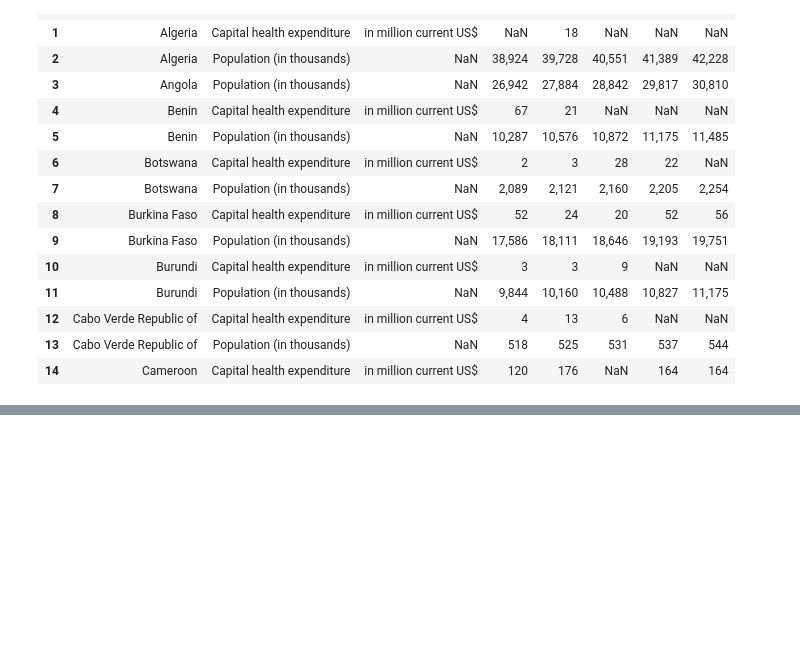
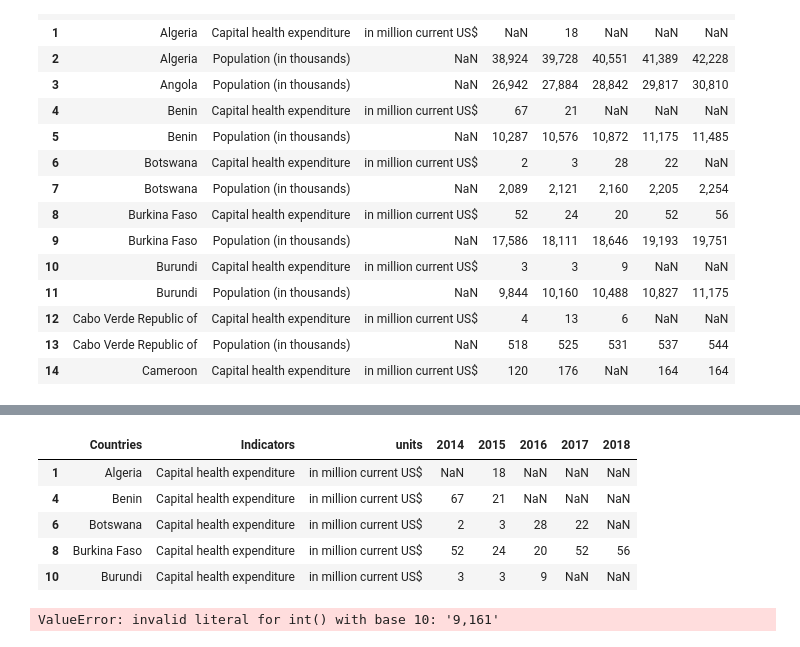
Before and after one commit to reginesgit/Factors-Contributing-to-a-Countrys-Happiness, a Jupyter notebook: Healthcare/HealthcareStarter.ipynb, the cells around one changed output, grey strips where cells are left out. Saved outputs shown, nothing was run; the diff lists cells and outputs as text; code cells hidden in the pictures; blank space fills up the shorter version.

```diff
--- a/Healthcare/HealthcareStarter.ipynb
+++ b/Healthcare/HealthcareStarter.ipynb
@@ -31,0 +50,16 @@ healthcare_df.head(15)
+# %%
+#rename Unnamed 2 column
+healthspend_df = healthspend_df.rename(columns={"Unnamed: 2":"units"})
+healthspend_df.head()
+# %% [output]
+|  | Countries | Indicators | units | 2014 | 2015 | 2016 | 2017 | 2018 |
+| 1 | Algeria | Capital health expenditure | in million current US$ | NaN | 18 | NaN | NaN | NaN |
+| 4 | Benin | Capital health expenditure | in million current US$ | 67 | 21 | NaN | NaN | NaN |
+| 6 | Botswana | Capital health expenditure | in million current US$ | 2 | 3 | 28 | 22 | NaN |
+| 8 | Burkina Faso | Capital health expenditure | in million current US$ | 52 | 24 | 20 | 52 | 56 |
+| 10 | Burundi | Capital health expenditure | in million current US$ | 3 | 3 | 9 | NaN | NaN |
+# %%
+healthspend_df[['2014', '2015', '2016', '2017', '2018']] = healthspend_df[['2014', '2015', '2016', '2017',
+                                                                             '2018']].astype(int)
+# %% [output]
+ValueError: invalid literal for int() with base 10: '9,161'
```
Also changed, not shown: parts of 9 cells of this notebook, 2 other files.
